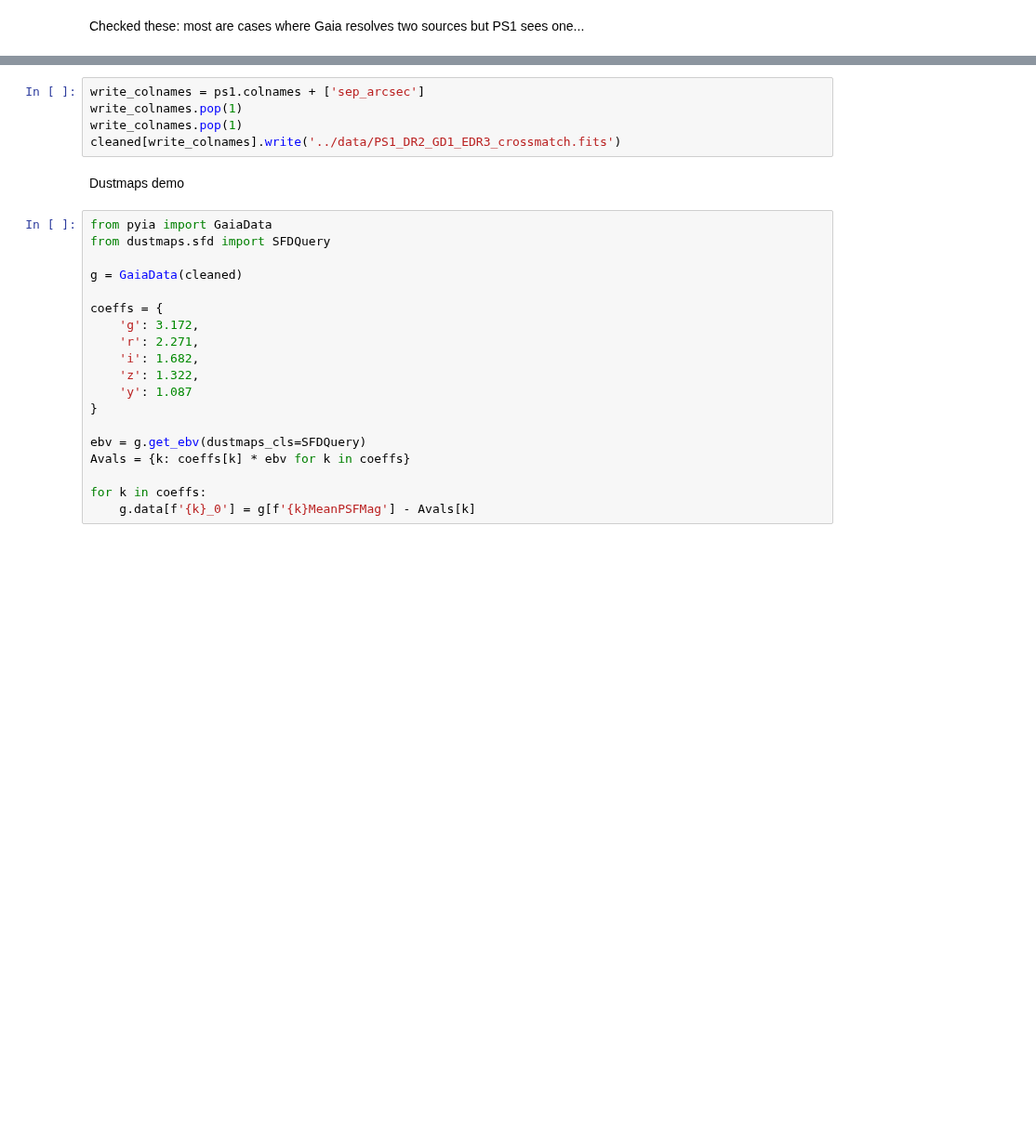
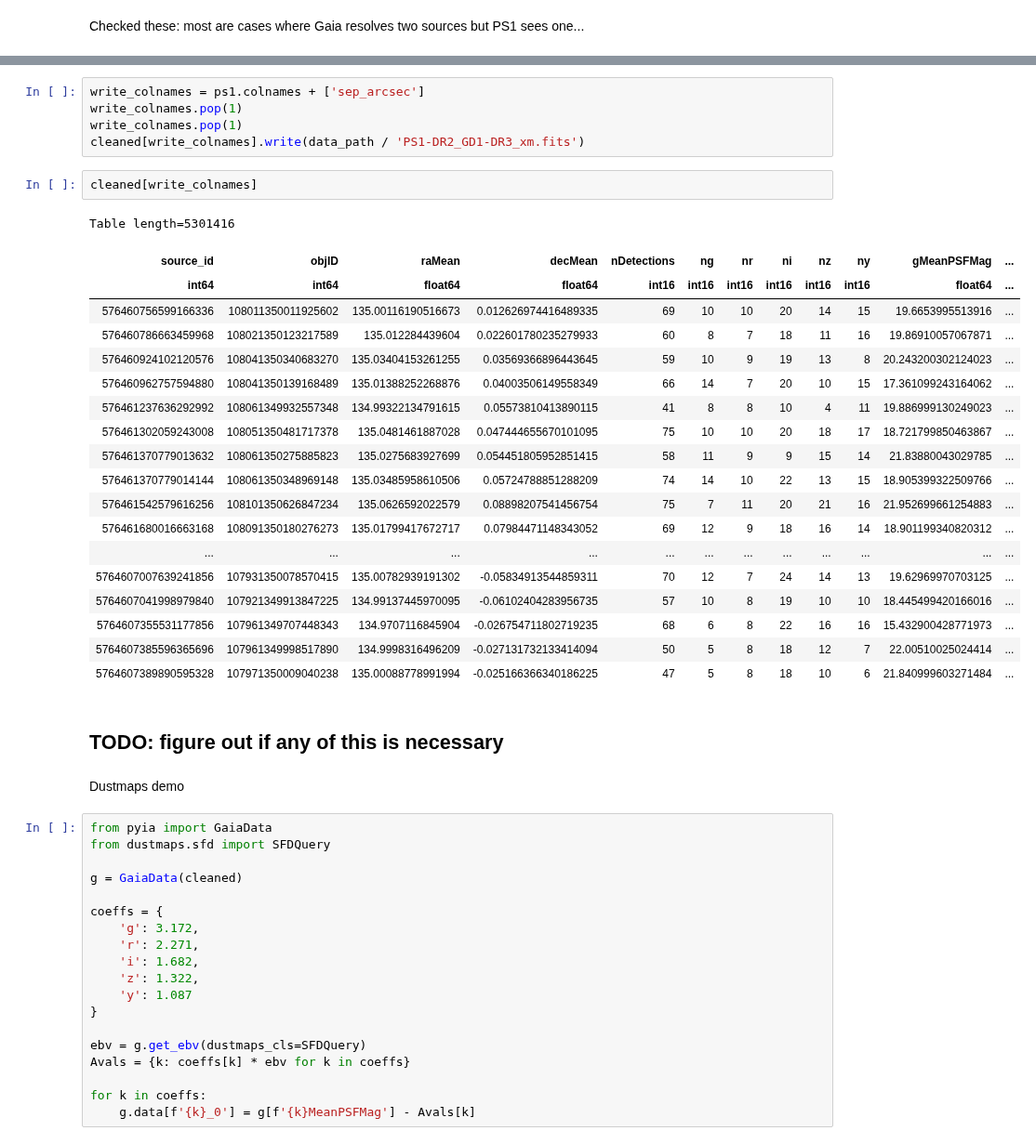
Before and after one commit to adrn/gd1-dr3, a Jupyter notebook: notebooks/2-MAST-PS1-crossmatch.ipynb, the cells around one changed output, grey strips where cells are left out. Shown at 93% size. Drawn from its saved outputs; the diff is of its cells as text; blank space fills up the shorter version.

```diff
--- a/notebooks/2-MAST-PS1-crossmatch.ipynb
+++ b/notebooks/2-MAST-PS1-crossmatch.ipynb
@@ -153,7 +150,31 @@ Table length=3027
 write_colnames = ps1.colnames + ['sep_arcsec']
 write_colnames.pop(1)
 write_colnames.pop(1)
-cleaned[write_colnames].write('../data/PS1_DR2_GD1_EDR3_crossmatch.fits')
+cleaned[write_colnames].write(data_path / 'PS1-DR2_GD1-DR3_xm.fits')
+# %%
+cleaned[write_colnames]
+# %% [output]
+Table length=5301416
+| source_id | objID | raMean | decMean | nDetections | ng | nr | ni | nz | ny | gMeanPSFMag | ... |
+| int64 | int64 | float64 | float64 | int16 | int16 | int16 | int16 | int16 | int16 | float64 | ... |
+| 576460756599166336 | 108011350011925602 | 135.00116190516673 | 0.012626974416489335 | 69 | 10 | 10 | 20 | 14 | 15 | 19.6653995513916 | ... |
+| 576460786663459968 | 108021350123217589 | 135.012284439604 | 0.022601780235279933 | 60 | 8 | 7 | 18 | 11 | 16 | 19.86910057067871 | ... |
+| 576460924102120576 | 108041350340683270 | 135.03404153261255 | 0.03569366896443645 | 59 | 10 | 9 | 19 | 13 | 8 | 20.243200302124023 | ... |
+| 576460962757594880 | 108041350139168489 | 135.01388252268876 | 0.04003506149558349 | 66 | 14 | 7 | 20 | 10 | 15 | 17.361099243164062 | ... |
+| 576461237636292992 | 108061349932557348 | 134.99322134791615 | 0.05573810413890115 | 41 | 8 | 8 | 10 | 4 | 11 | 19.886999130249023 | ... |
+| 576461302059243008 | 108051350481717378 | 135.0481461887028 | 0.047444655670101095 | 75 | 10 | 10 | 20 | 18 | 17 | 18.721799850463867 | ... |
+| 576461370779013632 | 108061350275885823 | 135.0275683927699 | 0.054451805952851415 | 58 | 11 | 9 | 9 | 15 | 14 | 21.83880043029785 | ... |
+| 576461370779014144 | 108061350348969148 | 135.03485958610506 | 0.05724788851288209 | 74 | 14 | 10 | 22 | 13 | 15 | 18.905399322509766 | ... |
+| 576461542579616256 | 108101350626847234 | 135.0626592022579 | 0.08898207541456754 | 75 | 7 | 11 | 20 | 21 | 16 | 21.952699661254883 | ... |
+| 576461680016663168 | 108091350180276273 | 135.01799417672717 | 0.07984471148343052 | 69 | 12 | 9 | 18 | 16 | 14 | 18.901199340820312 | ... |
+| ... | ... | ... | ... | ... | ... | ... | ... | ... | ... | ... | ... |
+| 5764607007639241856 | 107931350078570415 | 135.00782939191302 | -0.05834913544859311 | 70 | 12 | 7 | 24 | 14 | 13 | 19.62969970703125 | ... |
+| 5764607041998979840 | 107921349913847225 | 134.99137445970095 | -0.06102404283956735 | 57 | 10 | 8 | 19 | 10 | 10 | 18.445499420166016 | ... |
+| 5764607355531177856 | 107961349707448343 | 134.9707116845904 | -0.026754711802719235 | 68 | 6 | 8 | 22 | 16 | 16 | 15.432900428771973 | ... |
+| 5764607385596365696 | 107961349998517890 | 134.9998316496209 | -0.027131732133414094 | 50 | 5 | 8 | 18 | 12 | 7 | 22.00510025024414 | ... |
+| 5764607389890595328 | 107971350009040238 | 135.00088778991994 | -0.025166366340186225 | 47 | 5 | 8 | 18 | 10 | 6 | 21.840999603271484 | ... |
+# %% [markdown]
+## TODO: figure out if any of this is necessary
 # %% [markdown]
 Dustmaps demo
 # %%
```
Also changed, not shown: parts of 16 cells of this notebook, 1 other file.
